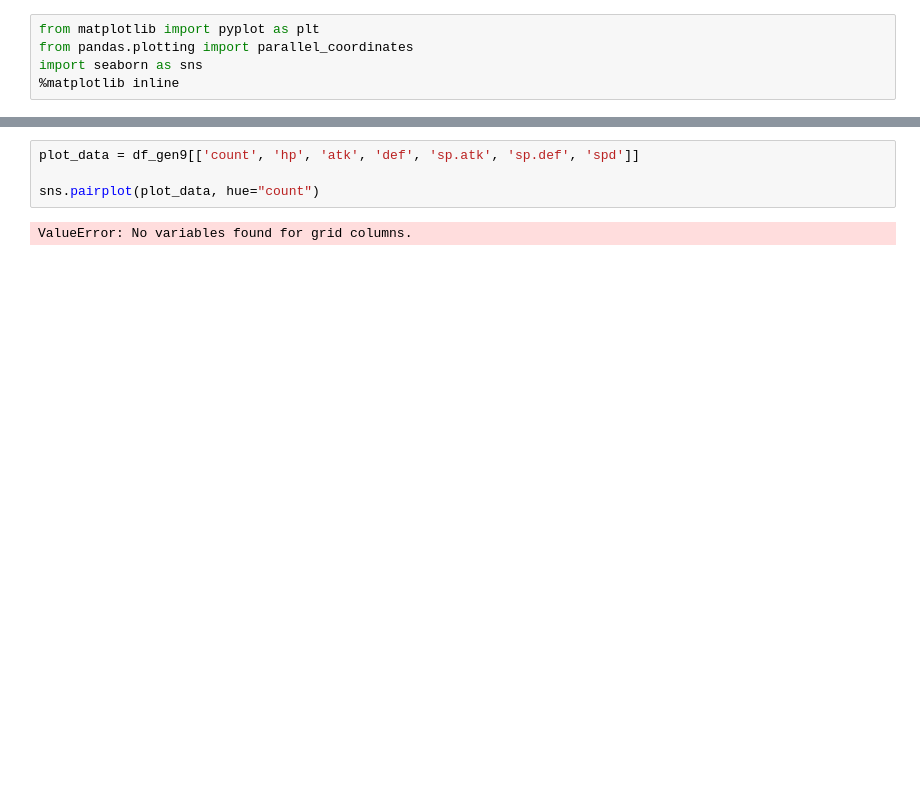
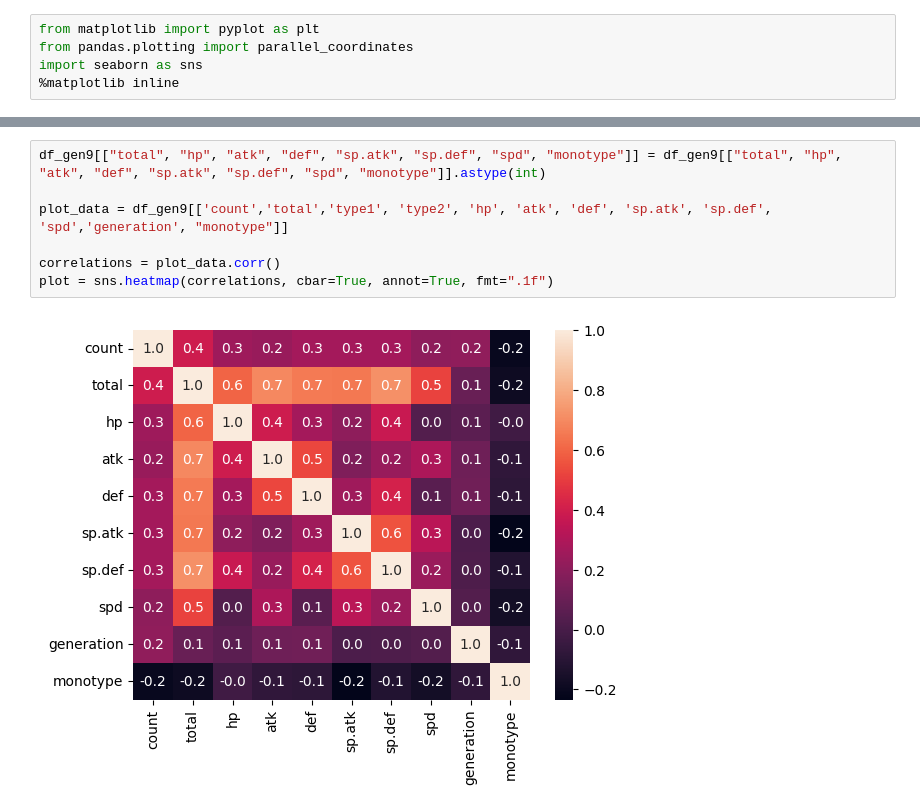
Before and after one commit to pepijn03/S4-Notebooks, a Jupyter notebook: challenge/Pokemon_showdown.ipynb, the cells around one changed output, grey strips where cells are left out. Cells and saved outputs as stored; diff of their text form; blank space fills up the shorter version.

```diff
--- a/challenge/Pokemon_showdown.ipynb
+++ b/challenge/Pokemon_showdown.ipynb
@@ -666,6 +691,9 @@ plt.show()
-# %%
-plot_data = df_gen9[['count', 'hp', 'atk', 'def', 'sp.atk', 'sp.def', 'spd']]
-
-sns.pairplot(plot_data, hue="count")
-# %% [output]
-ValueError: No variables found for grid columns.
+# %%
+df_gen9[["total", "hp", "atk", "def", "sp.atk", "sp.def", "spd", "monotype"]] = df_gen9[["total", "hp", "atk", "def", "sp.atk", "sp.def", "spd", "monotype"]].astype(int)
+
+plot_data = df_gen9[['count','total','type1', 'type2', 'hp', 'atk', 'def', 'sp.atk', 'sp.def', 'spd','generation', "monotype"]]
+
+correlations = plot_data.corr()
+plot = sns.heatmap(correlations, cbar=True, annot=True, fmt=".1f")
+# %% [output]
+[figure, added]
```
Also changed, not shown: parts of 9 cells of this notebook.
